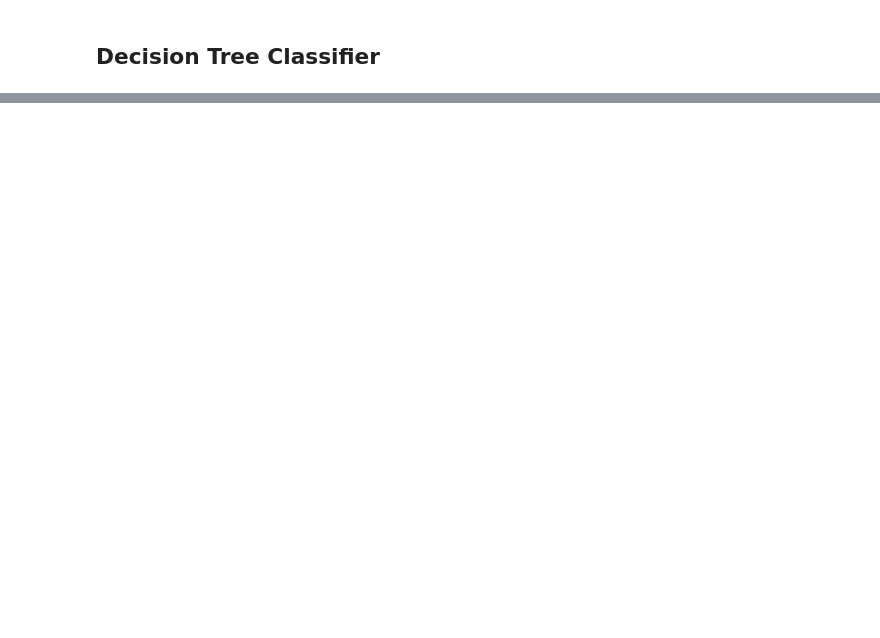
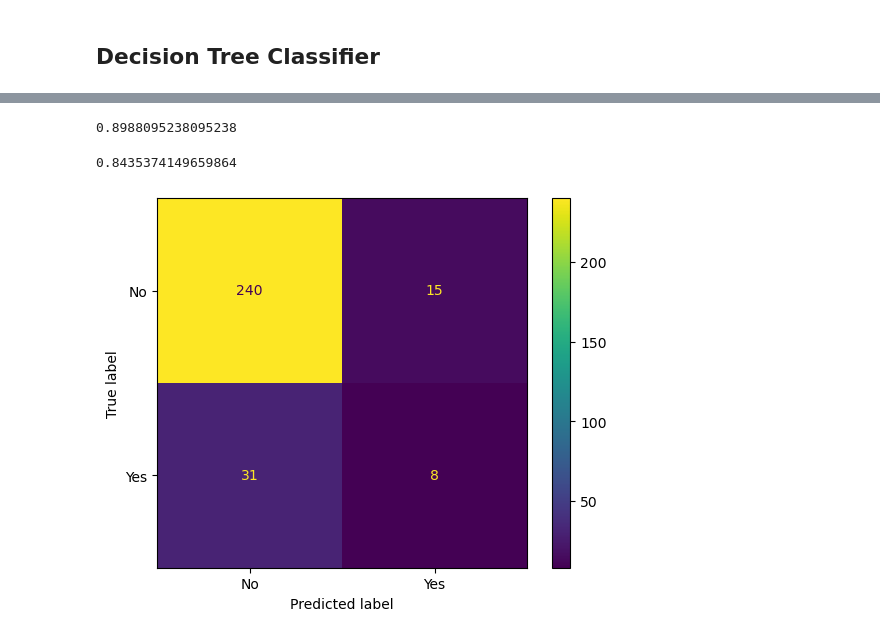
Before and after one commit to mstf53/Final_bootcamp_project, a Jupyter notebook: notebooks/Model.ipynb, the cells around one changed output, grey strips where cells are left out. Drawn from its saved outputs; the diff is of its cells as text; code cells hidden in the pictures; blank space fills up the shorter version.

```diff
--- a/notebooks/Model.ipynb
+++ b/notebooks/Model.ipynb
@@ -341,2 +399,9 @@ Minimum error:- 0.11224489795918367 at K = 3
 # %% [markdown]
 ## Decision Tree Classifier
+# %%
+dec = DecisionTreeClassifier(max_depth=10,
+                             criterion = 'gini',
+                             min_samples_split=2,
+                             min_samples_leaf = 2,
+                             max_features = 3)
+dec.fit(X_train, y_train)
@@ -342,0 +410,4 @@ Minimum error:- 0.11224489795918367 at K = 3
+# %%
+y_train_pred = dec.predict(X_train)
+y_test_pred = dec.predict(X_test)
+print(y_test_pred)
@@ -342,0 +432,16 @@ Minimum error:- 0.11224489795918367 at K = 3
+# %%
+dec.score(X_train, y_train)
+# %% [output]
+0.8988095238095238
+# %%
+dec.score(X_test, y_test)
+# %% [output]
+0.8435374149659864
+# %%
+cm_test = confusion_matrix(y_test, y_test_pred)
+
+disp = ConfusionMatrixDisplay(cm_test,display_labels=dec.classes_)
+disp.plot()
+plt.show()
+# %% [output]
+[figure, added]
```
Also changed, not shown: parts of 34 cells of this notebook, 16 other files.
